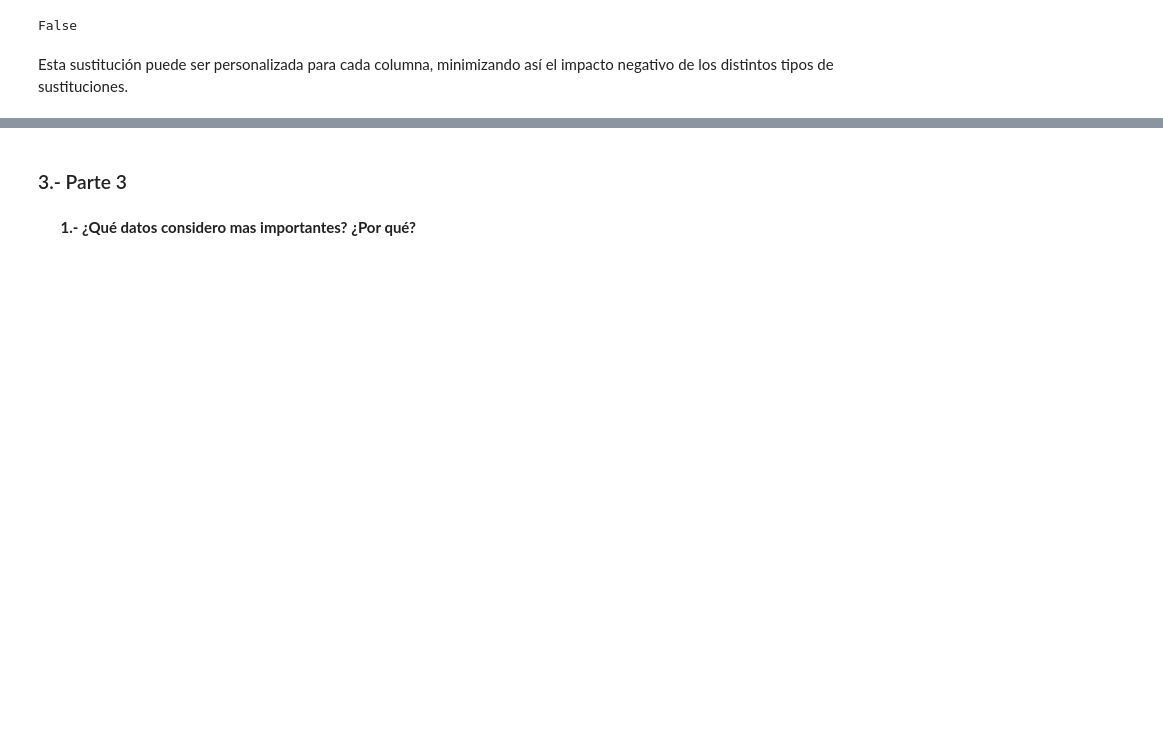
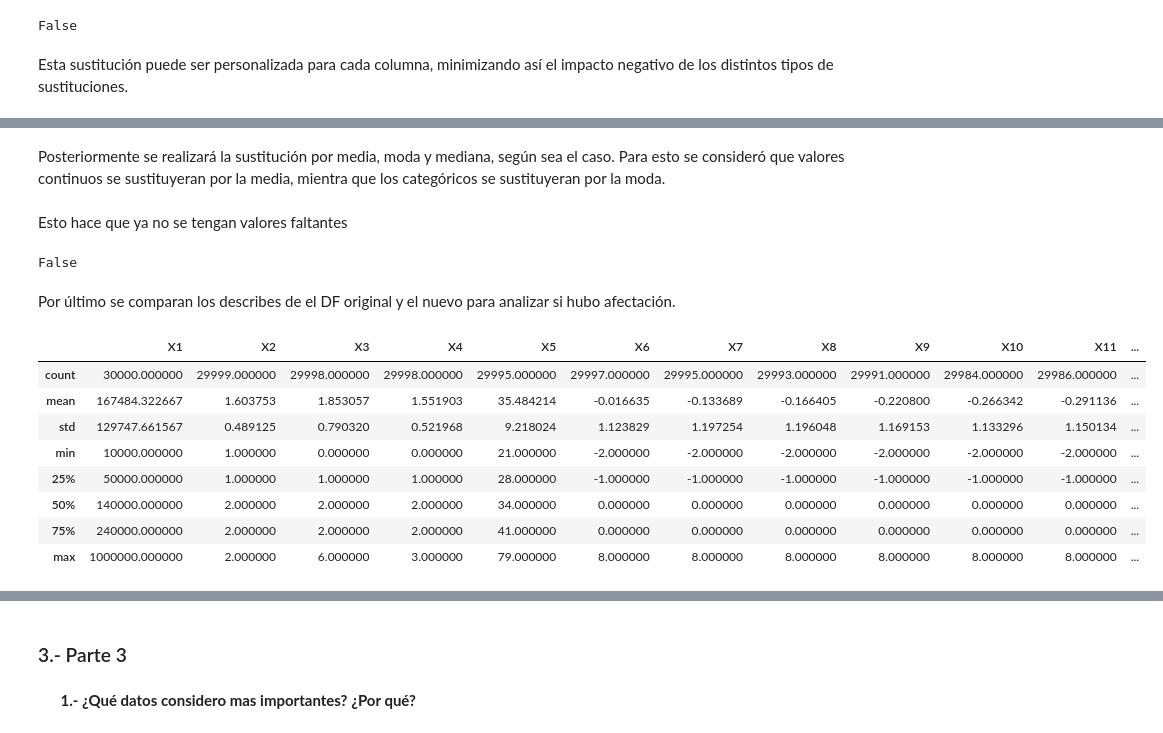
Before and after one commit to PosgradoMNA/actividades-del-projecto-equipo_24, a Jupyter notebook: Semana3_Actividad1.ipynb, the cells around one changed output, grey strips where cells are left out. Cells and saved outputs as stored; diff of their text form; code cells hidden in the pictures; blank space fills up the shorter version.

```diff
--- a/Semana3_Actividad1.ipynb
+++ b/Semana3_Actividad1.ipynb
@@ -477,0 +411,2 @@ Esta sustitución puede ser personalizada para cada columna, minimizando así el
+# %% [markdown]
+Posteriormente se realizará la sustitución por media, moda y mediana, según sea el caso. Para esto se consideró que valores continuos se sustituyeran por la media, mientra que los categóricos se sustituyeran por la moda.
@@ -477,0 +443,20 @@ Esta sustitución puede ser personalizada para cada columna, minimizando así el
+# %% [markdown]
+Esto hace que ya no se tengan valores faltantes
+# %%
+df3_1.isnull().values.any()
+# %% [output]
+False
+# %% [markdown]
+Por último se comparan los describes de el DF original y el nuevo para analizar si hubo afectación.
+# %%
+df.describe()
+# %% [output]
+|  | X1 | X2 | X3 | X4 | X5 | X6 | X7 | X8 | X9 | X10 | X11 | ... |
+| count | 30000.000000 | 29999.000000 | 29998.000000 | 29998.000000 | 29995.000000 | 29997.000000 | 29995.000000 | 29993.000000 | 29991.000000 | 29984.000000 | 29986.000000 | ... |
+| mean | 167484.322667 | 1.603753 | 1.853057 | 1.551903 | 35.484214 | -0.016635 | -0.133689 | -0.166405 | -0.220800 | -0.266342 | -0.291136 | ... |
+| std | 129747.661567 | 0.489125 | 0.790320 | 0.521968 | 9.218024 | 1.123829 | 1.197254 | 1.196048 | 1.169153 | 1.133296 | 1.150134 | ... |
+| min | 10000.000000 | 1.000000 | 0.000000 | 0.000000 | 21.000000 | -2.000000 | -2.000000 | -2.000000 | -2.000000 | -2.000000 | -2.000000 | ... |
+| 25% | 50000.000000 | 1.000000 | 1.000000 | 1.000000 | 28.000000 | -1.000000 | -1.000000 | -1.000000 | -1.000000 | -1.000000 | -1.000000 | ... |
+| 50% | 140000.000000 | 2.000000 | 2.000000 | 2.000000 | 34.000000 | 0.000000 | 0.000000 | 0.000000 | 0.000000 | 0.000000 | 0.000000 | ... |
+| 75% | 240000.000000 | 2.000000 | 2.000000 | 2.000000 | 41.000000 | 0.000000 | 0.000000 | 0.000000 | 0.000000 | 0.000000 | 0.000000 | ... |
+| max | 1000000.000000 | 2.000000 | 6.000000 | 3.000000 | 79.000000 | 8.000000 | 8.000000 | 8.000000 | 8.000000 | 8.000000 | 8.000000 | ... |
```
Also changed, not shown: parts of 34 cells of this notebook.
